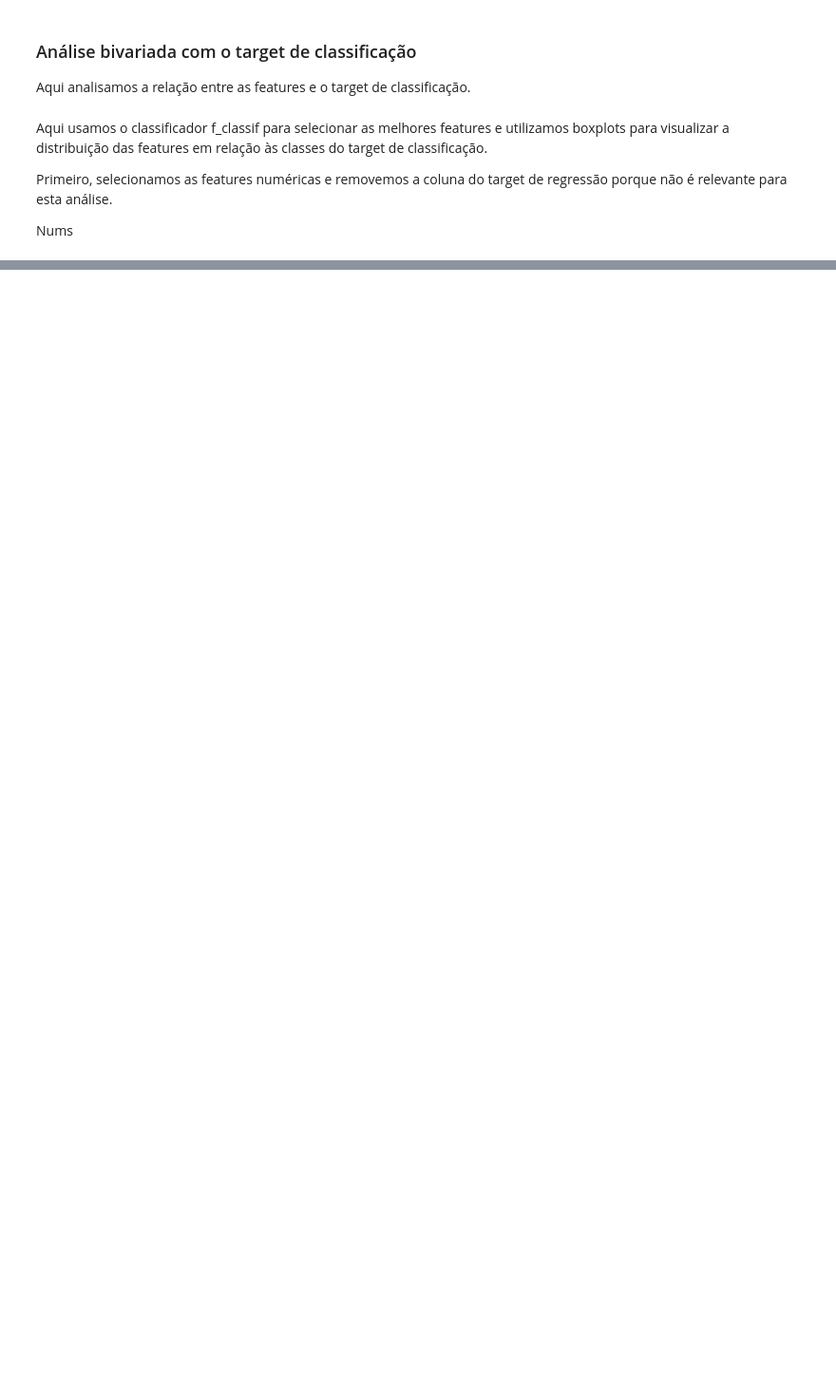
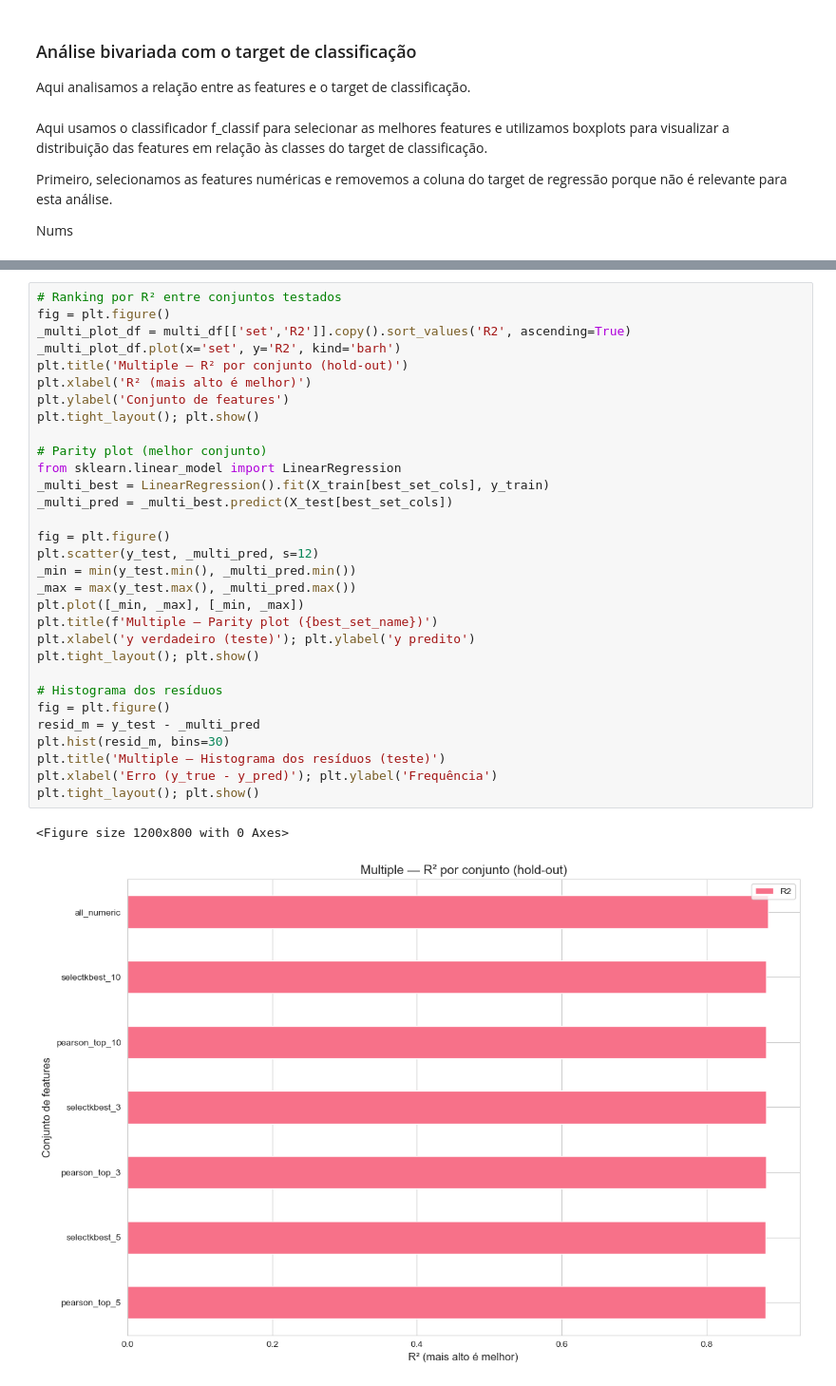
Before and after one commit to Mendoncaa/APRAU_G15, a Jupyter notebook: Projeto_1.ipynb, the cells around one changed output, grey strips where cells are left out. Shown at 95% size. Drawn from its saved outputs; the diff is of its cells as text; blank space fills up the shorter version.

```diff
--- a/Projeto_1.ipynb
+++ b/Projeto_1.ipynb
@@ -477,0 +629,34 @@ Top 10 F-score (classificação):
+# %%
+# Ranking por R² entre conjuntos testados
+fig = plt.figure()
+_multi_plot_df = multi_df[['set','R2']].copy().sort_values('R2', ascending=True)
+_multi_plot_df.plot(x='set', y='R2', kind='barh')
+plt.title('Multiple — R² por conjunto (hold-out)')
+plt.xlabel('R² (mais alto é melhor)')
+plt.ylabel('Conjunto de features')
+plt.tight_layout(); plt.show()
+
+# Parity plot (melhor conjunto)
+from sklearn.linear_model import LinearRegression
+_multi_best = LinearRegression().fit(X_train[best_set_cols], y_train)
+_multi_pred = _multi_best.predict(X_test[best_set_cols])
+
+fig = plt.figure()
+plt.scatter(y_test, _multi_pred, s=12)
+_min = min(y_test.min(), _multi_pred.min())
+_max = max(y_test.max(), _multi_pred.max())
+plt.plot([_min, _max], [_min, _max])
+plt.title(f'Multiple — Parity plot ({best_set_name})')
+plt.xlabel('y verdadeiro (teste)'); plt.ylabel('y predito')
+plt.tight_layout(); plt.show()
+
+# Histograma dos resíduos
+fig = plt.figure()
+resid_m = y_test - _multi_pred
+plt.hist(resid_m, bins=30)
+plt.title('Multiple — Histograma dos resíduos (teste)')
+plt.xlabel('Erro (y_true - y_pred)'); plt.ylabel('Frequência')
+plt.tight_layout(); plt.show()
+# %% [output]
+<Figure size 1200x800 with 0 Axes>
+[figure, added]
```
Also changed, not shown: parts of 19 cells of this notebook.
